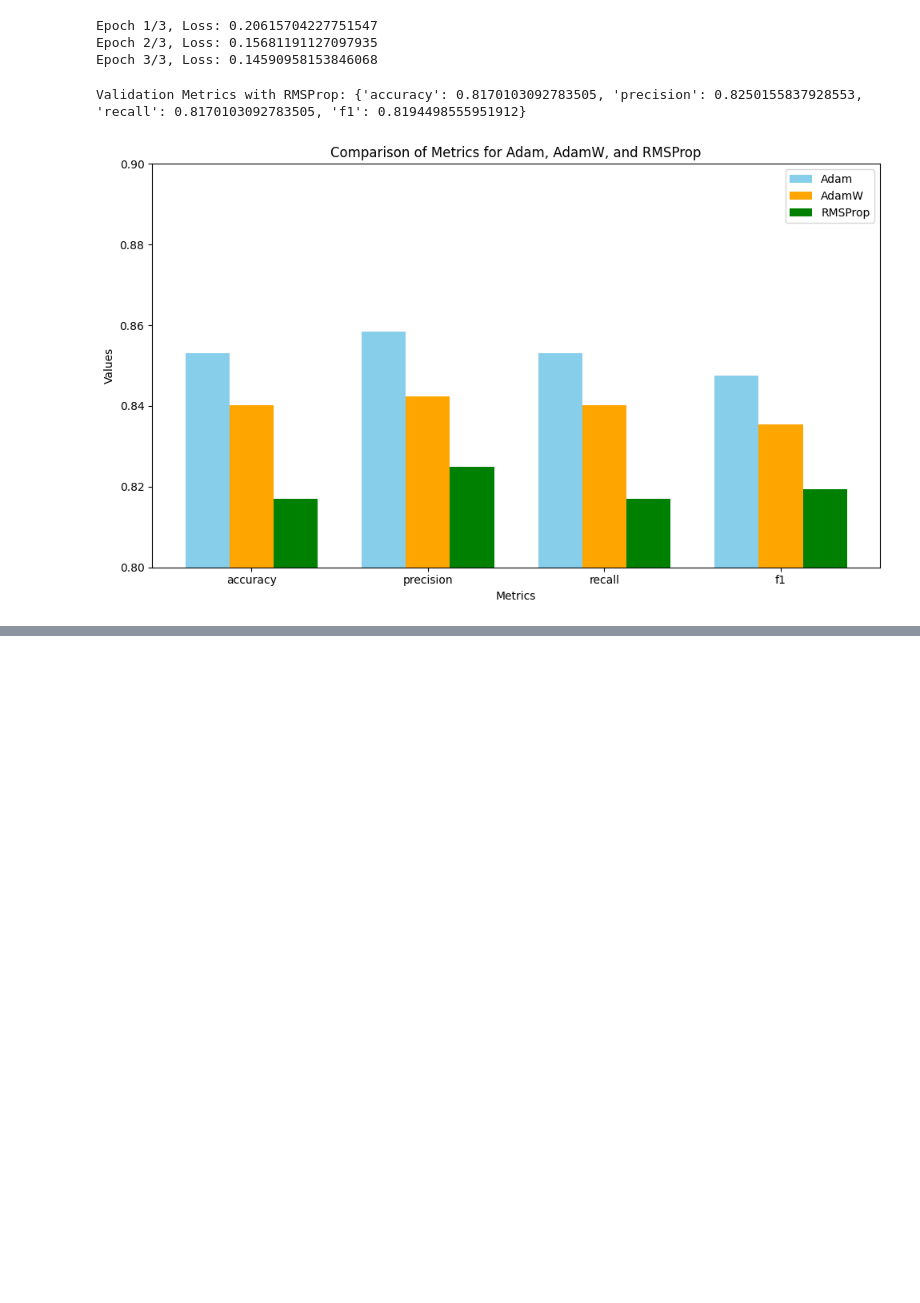
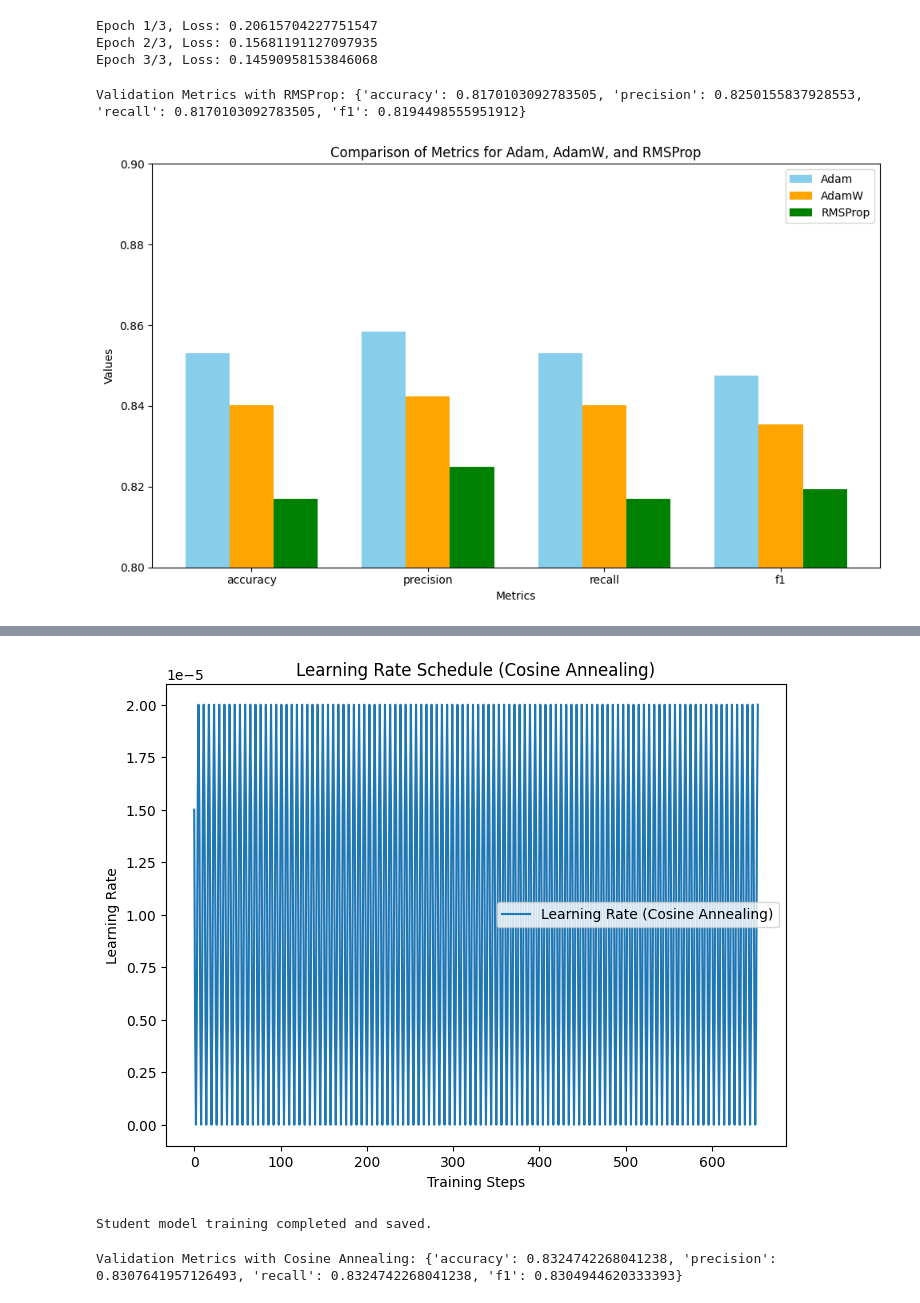
Before and after one commit to emrekuruu/Fine-Tune, a Jupyter notebook: knowledge_distil_roberta_vs_distilbert.ipynb, the cells around one changed output, grey strips where cells are left out. Cells and saved outputs as stored; diff of their text form; code cells hidden in the pictures; blank space fills up the shorter version.

Commit message:
cosine annealing/plottings added

```diff
--- a/knowledge_distil_roberta_vs_distilbert.ipynb
+++ b/knowledge_distil_roberta_vs_distilbert.ipynb
@@ -1187,0 +1236,60 @@ plt.show()
+# %%
+optimizer = torch.optim.Adam(student_model.parameters(), lr=2e-5)
+# %%
+scheduler = CosineAnnealingLR(optimizer, T_max=3)
+# %%
+train_dataloader = DataLoader(train_dataset, batch_size=16, shuffle=True)
+val_dataloader = DataLoader(val_dataset, batch_size=16)
+# %%
+teacher_model.eval()
+epochs = 3
+temperature = 3.0
+alpha = 0.7
+# %%
+import matplotlib.pyplot as plt
+
+lr_values = []
+for epoch in range(epochs):
+    student_model.train()
+    total_loss = 0.0
+
+    for batch in train_dataloader:
+        inputs = {k: v.to("cuda") for k, v in batch.items() if k in ["input_ids", "attention_mask"]}
+        labels = batch["labels"].to("cuda")
+
+        # Get teacher's logits (soft labels)
+        with torch.no_grad():
+            teacher_outputs = teacher_model(**inputs)
+            teacher_logits = teacher_outputs.logits
+
+        # Get student's logits
+        student_outputs = student_model(**inputs)
+        student_logits = student_outputs.logits
+
+        # Calculate the distillation loss
+        loss = distillation_loss(student_logits, teacher_logits, labels, temperature, alpha)
+        total_loss += loss.item()
+
+        # Backpropagation
+        optimizer.zero_grad()
+        loss.backward()
+        optimizer.step()
+
+        scheduler.step()
+        lr_values.append(optimizer.param_groups[0]['lr'])
+
+    print(f"Epoch {epoch + 1}/{epochs}, Loss: {total_loss / len(train_dataloader)}")
+
+# Plot the learning rate vs. training step
+plt.figure(figsize=(8, 6))
+plt.plot(lr_values, label="Learning Rate (Cosine Annealing)")
+plt.title("Learning Rate Schedule (Cosine Annealing)")
+plt.xlabel("Training Steps")
+plt.ylabel("Learning Rate")
+plt.legend()
+plt.show()
+
+# Save the trained student model
+student_model.save_pretrained("/content/student_model_with_teacher_and_cosine_annealing")
+print("Student model training completed and saved.")
+# %% [output]
@@ -1187,0 +1299,9 @@ plt.show()
+[figure, added]
+Student model training completed and saved.
+# %%
+from sklearn.metrics import f1_score, accuracy_score, precision_score, recall_score
+
+val_metrics = evaluate_model(student_model, val_dataloader)
+print(f"Validation Metrics with Cosine Annealing: {val_metrics}")
+# %% [output]
+Validation Metrics with Cosine Annealing: {'accuracy': 0.8324742268041238, 'precision': 0.8307641957126493, 'recall': 0.8324742268041238, 'f1': 0.8304944620333393}
```
Also changed, not shown: parts of 9 cells of this notebook.
